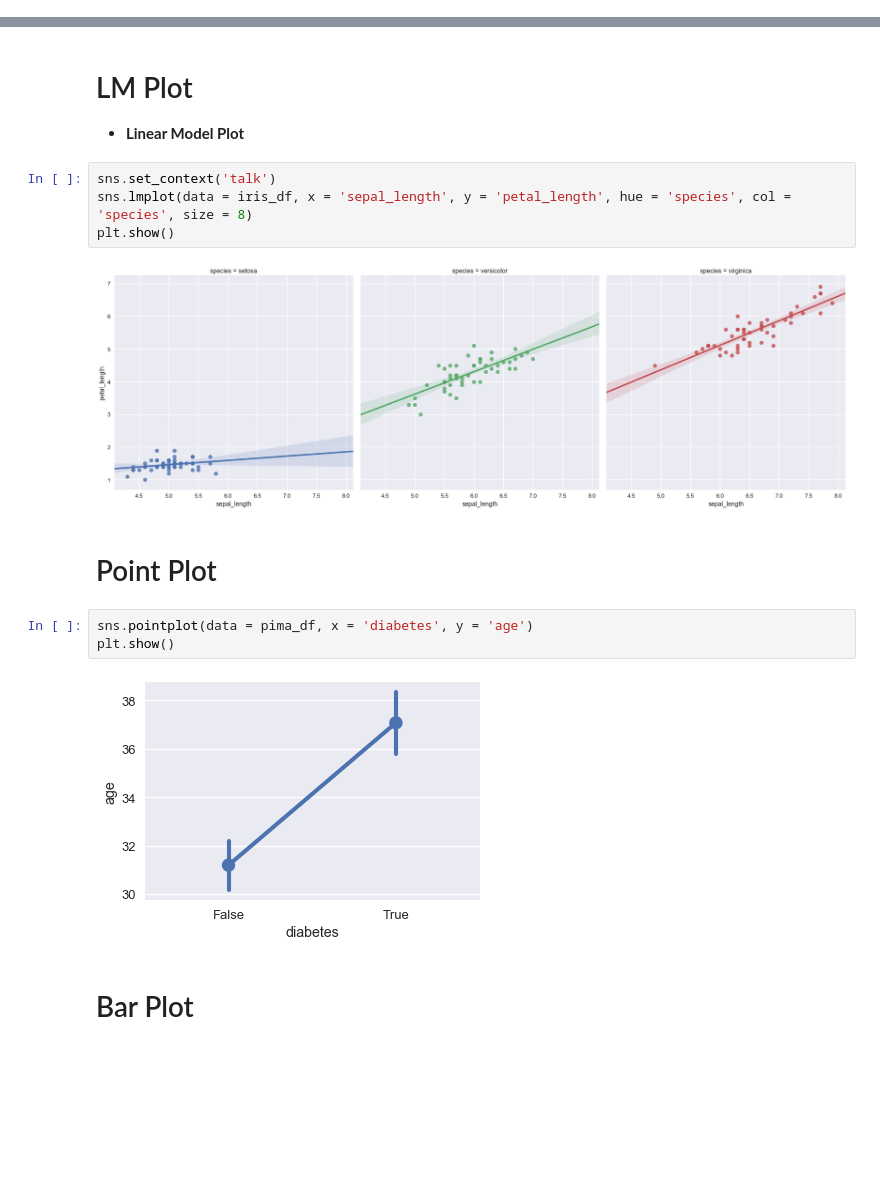
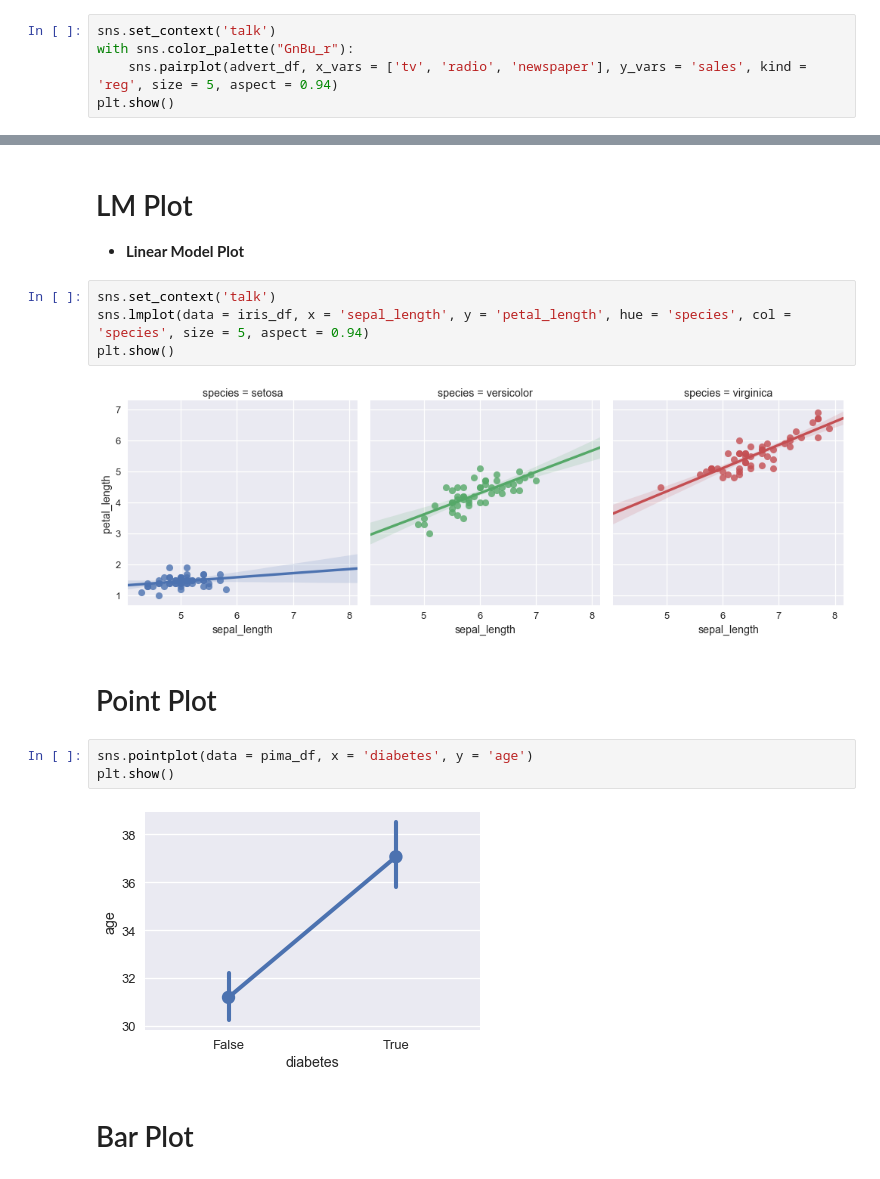
Before and after one commit to derpycoder/pragmatic-machine-learning, a Jupyter notebook: visualization/seaborn.ipynb, the cells around one changed output, grey strips where cells are left out. Drawn from its saved outputs; the diff is of its cells as text; blank space fills up the shorter version.

Commit message:
Few Modification and New Uploads done
1. Advert data has been added
2. Miscellaneous uses of Cross validation note added
3. Color Palette updated
4. Seaborn mild mistake corrected

```diff
--- a/visualization/seaborn.ipynb
+++ b/visualization/seaborn.ipynb
@@ -81,0 +93,5 @@ plt.show()
+# %%
+sns.set_context('talk')
+with sns.color_palette("GnBu_r"):
+    sns.pairplot(advert_df, x_vars = ['tv', 'radio', 'newspaper'], y_vars = 'sales', kind = 'reg', size = 5, aspect = 0.94)
+plt.show()
@@ -131,17 +149,17 @@ plt.show()
 * **Linear Model Plot**
 # %%
 sns.set_context('talk')
-sns.lmplot(data = iris_df, x = 'sepal_length', y = 'petal_length', hue = 'species', col = 'species', size = 8)
+sns.lmplot(data = iris_df, x = 'sepal_length', y = 'petal_length', hue = 'species', col = 'species', size = 5, aspect = 0.94)
 plt.show()
 # %% [output]
-[figure, old version]
+[figure, new version]
 # %% [markdown]
 # Point Plot
 # %%
 sns.pointplot(data = pima_df, x = 'diabetes', y = 'age')
 plt.show()
 # %% [output]
-[figure, old version]
+[figure, new version]
 # %% [markdown]
 # Bar Plot
 # %%
```
Also changed, not shown: parts of 3 cells of this notebook, 2 other files.
